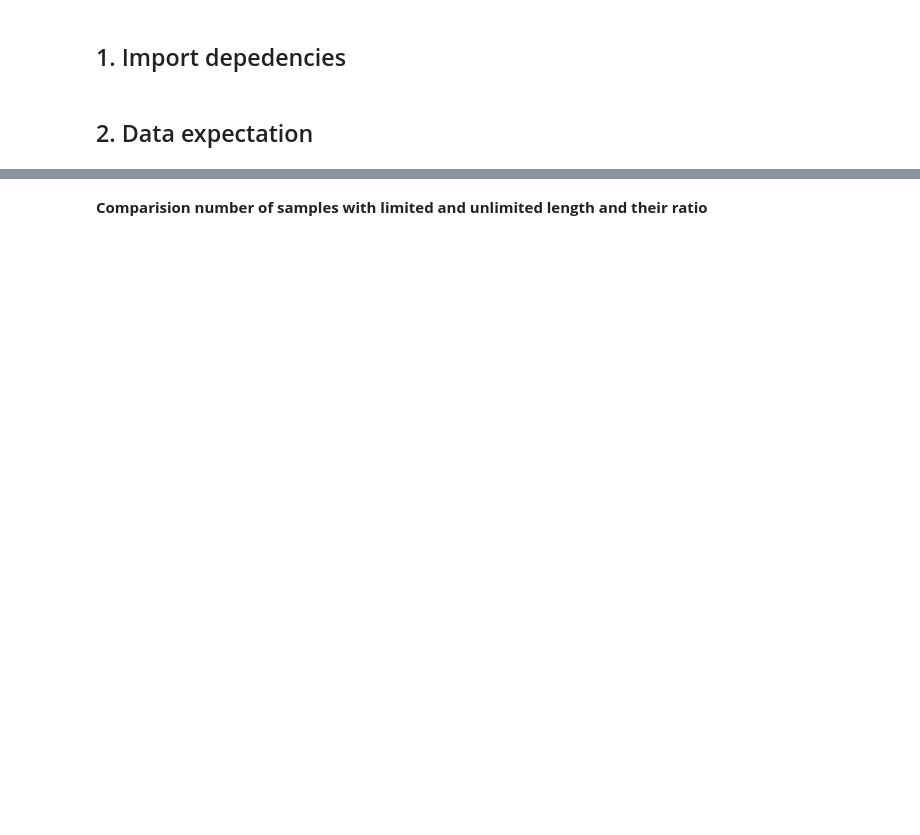
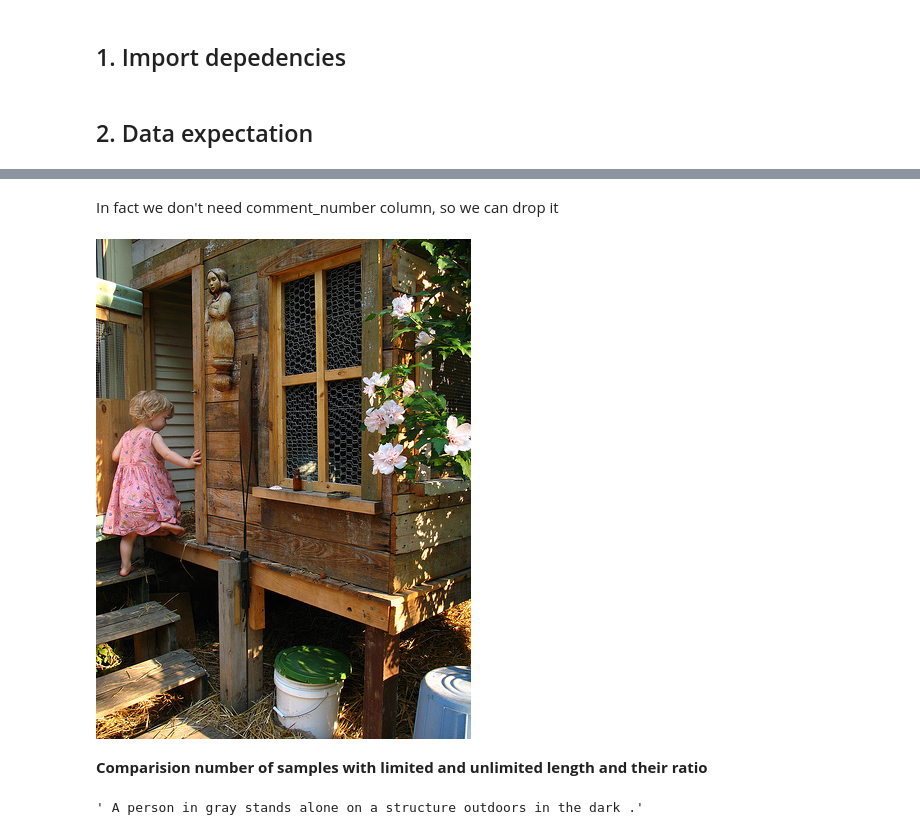
Before and after one commit to jmisilo/image-captioning, a Jupyter notebook: captioning.ipynb, the cells around one changed output, grey strips where cells are left out. Saved outputs shown, nothing was run; the diff lists cells and outputs as text; code cells hidden in the pictures; blank space fills up the shorter version.

```diff
--- a/captioning.ipynb
+++ b/captioning.ipynb
@@ -38,6 +43,2 @@ from dataclasses import dataclass
 # %% [markdown]
 ## 2. Data expectation
-# %%
-# Load data for expectations
-with open(os.path.join('data', 'annotations', 'captions_train2017.json'), 'r') as f:
-    data = json.loads(f.read())
@@ -129,0 +96,2 @@ data
+# %% [markdown]
+In fact we don't need comment_number column, so we can drop it
@@ -130,3 +100,7 @@ data
+# %%
+Image.open(f'./data/flickr30k-images/{data["image_name"][10]}')
+# %% [output]
+[figure, added]
 # %% [markdown]
 **Comparision number of samples with limited and unlimited length and their ratio**
 # %%
@@ -134,3 +108,7 @@ lens = data.apply(lambda x: len(x['caption'].split(' ')), axis=1)
+# %%
+data['comment'][100]
+# %% [output]
+' A person in gray stands alone on a structure outdoors in the dark .'
 # %%
 np.percentile(lens, 98.5)
 # %% [output]
```
Also changed, not shown: parts of 48 cells of this notebook.
